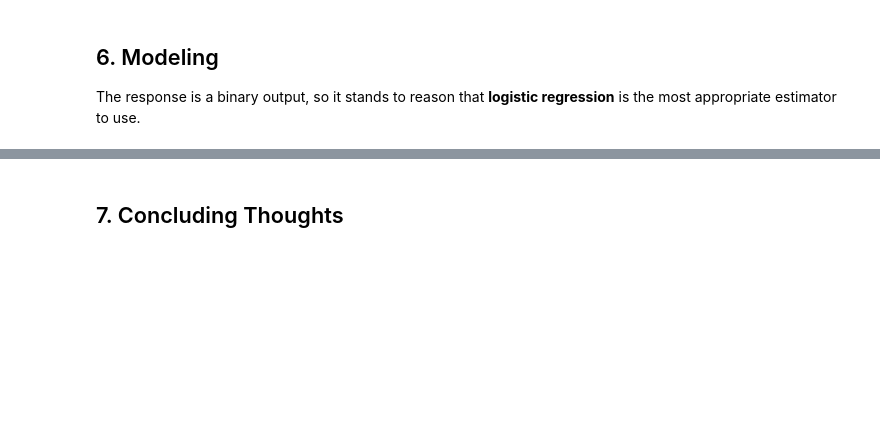
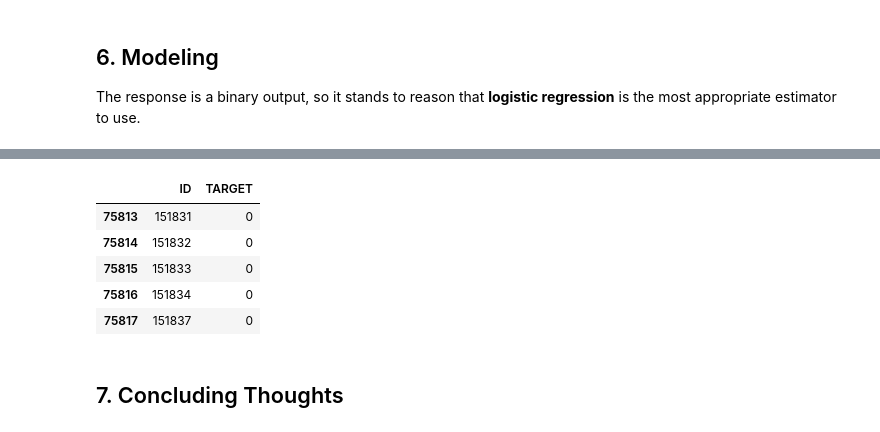
Before and after one commit to sketchychen/kaggle_santander, a Jupyter notebook: kaggle_santander_draft.ipynb, the cells around one changed output, grey strips where cells are left out. Drawn from its saved outputs; the diff is of its cells as text; code cells hidden in the pictures; blank space fills up the shorter version.

```diff
--- a/kaggle_santander_draft.ipynb
+++ b/kaggle_santander_draft.ipynb
@@ -718,4 +725,7 @@ The response is a binary output, so it stands to reason that **logistic regressi
 # %%
-feature_cols = []
+feature_cols = ['var15', 'var36', 'var38', 'imp_op_var40_ult1', 'saldo_var42', 'num_var4', 'zeroes']
 X = santrainder[feature_cols]
-y =
+y = santrainder.TARGET
+# %%
+logreg = LogisticRegression()
+print cross_val_score(logreg, X, y, cv=10, scoring='accuracy').mean()
@@ -721,0 +736,6 @@ y =
+# %%
+santestder = santestder.replace(-999999,2)
+santestder['zeroes'] = np.sum(santestder.loc[:, 'imp_ent_var16_ult1':'var38']==0, axis=1) # count the number of bools
+X_test = santestder[feature_cols]
+logreg.fit(X, y)
+santestder['TARGET'] = logreg.predict(X_test)
@@ -722,2 +751,13 @@ y =
+# %%
+submission = pd.DataFrame(santestder[['ID', 'TARGET']])
+submission.to_csv('submission.csv')
+submission.tail()
+# %% [output]
+|  | ID | TARGET |
+| 75813 | 151831 | 0 |
+| 75814 | 151832 | 0 |
+| 75815 | 151833 | 0 |
+| 75816 | 151834 | 0 |
+| 75817 | 151837 | 0 |
 # %% [markdown]
 ## 7. Concluding Thoughts
```
Also changed, not shown: parts of 4 cells of this notebook.
